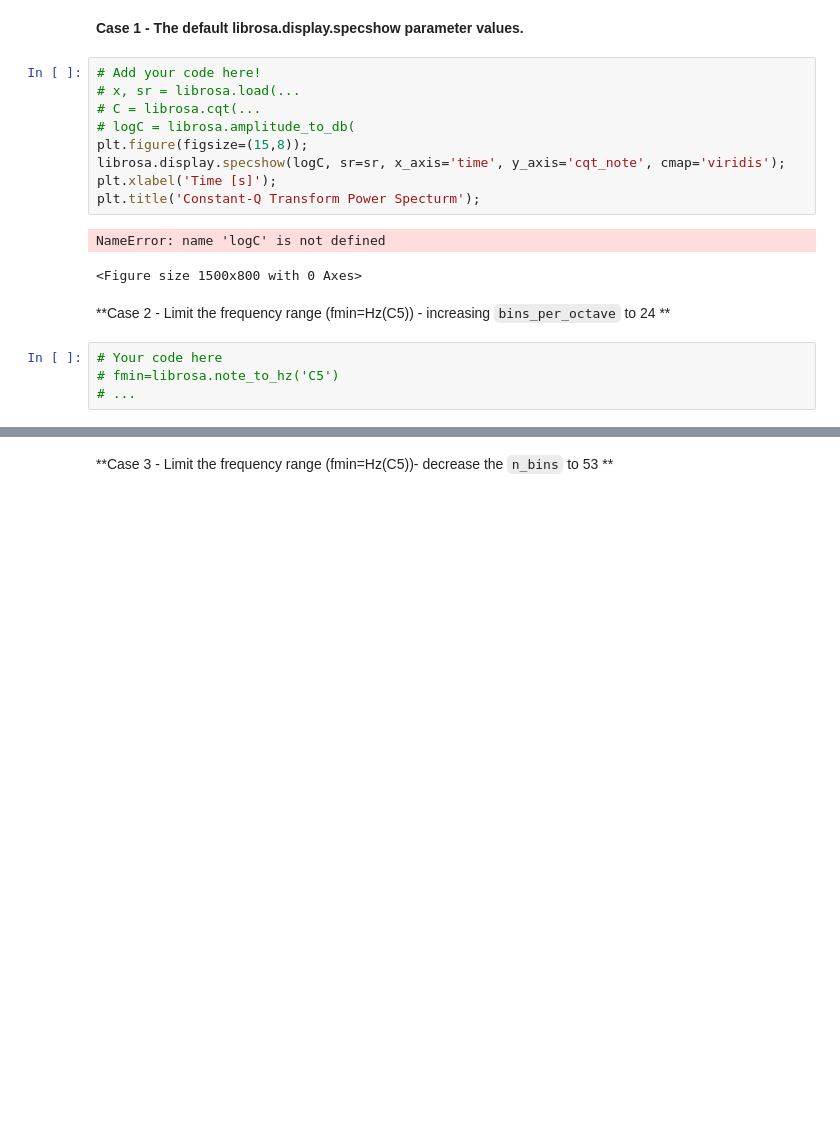
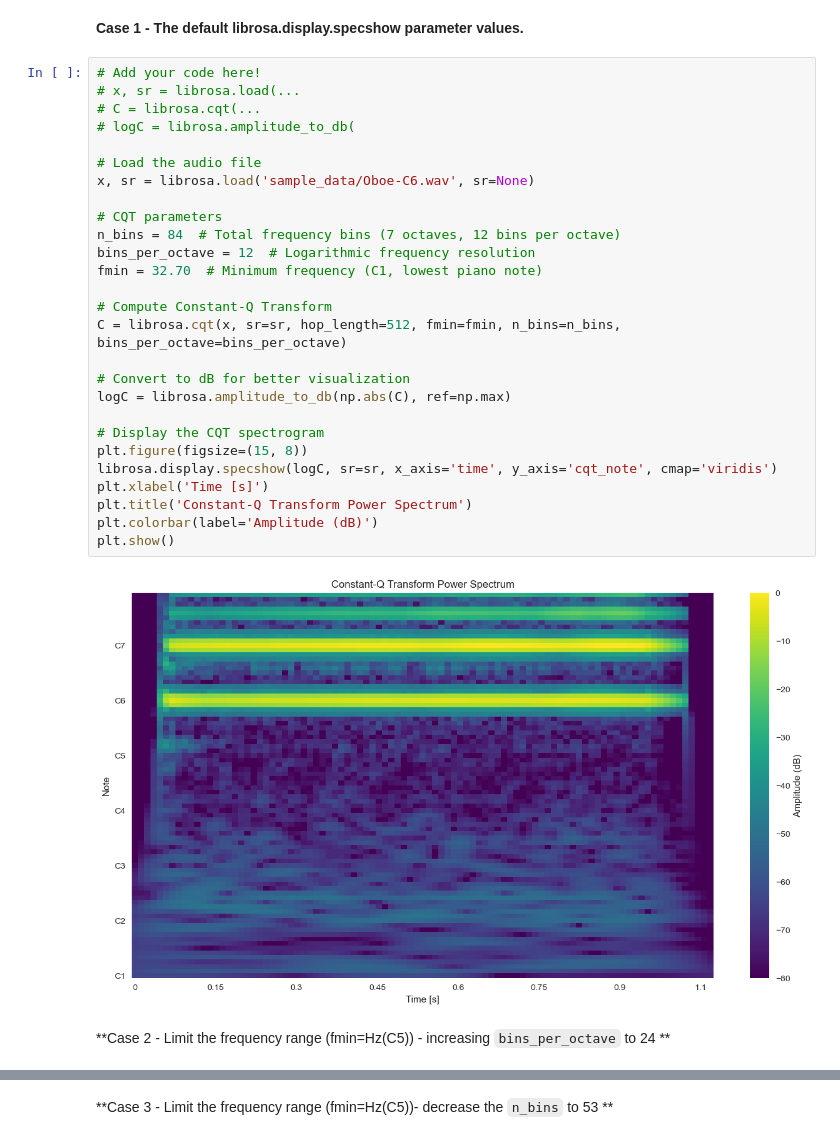
Before and after one commit to Carmenfranci/Selected, a Jupyter notebook: Lab_1_students.ipynb, the cells around one changed output, grey strips where cells are left out. Cells and saved outputs as stored; diff of their text form; blank space fills up the shorter version.

```diff
--- a/Lab_1_students.ipynb
+++ b/Lab_1_students.ipynb
@@ -896,18 +896,31 @@ Experiment with different values of the parameters and discuss the results.
 # %%
 # Add your code here!
 # x, sr = librosa.load(...
 # C = librosa.cqt(...
 # logC = librosa.amplitude_to_db(
-plt.figure(figsize=(15,8));
-librosa.display.specshow(logC, sr=sr, x_axis='time', y_axis='cqt_note', cmap='viridis');
-plt.xlabel('Time [s]');
-plt.title('Constant-Q Transform Power Specturm');
+
+# Load the audio file
+x, sr = librosa.load('sample_data/Oboe-C6.wav', sr=None)
+
+# CQT parameters
+n_bins = 84  # Total frequency bins (7 octaves, 12 bins per octave)
+bins_per_octave = 12  # Logarithmic frequency resolution
+fmin = 32.70  # Minimum frequency (C1, lowest piano note)
+
+# Compute Constant-Q Transform
+C = librosa.cqt(x, sr=sr, hop_length=512, fmin=fmin, n_bins=n_bins, bins_per_octave=bins_per_octave)
+
+# Convert to dB for better visualization
+logC = librosa.amplitude_to_db(np.abs(C), ref=np.max)
+
+# Display the CQT spectrogram
+plt.figure(figsize=(15, 8))
+librosa.display.specshow(logC, sr=sr, x_axis='time', y_axis='cqt_note', cmap='viridis')
+plt.xlabel('Time [s]')
+plt.title('Constant-Q Transform Power Spectrum')
+plt.colorbar(label='Amplitude (dB)')
+plt.show()
 # %% [output]
-NameError: name 'logC' is not defined
-<Figure size 1500x800 with 0 Axes>
+[figure, added]
 # %% [markdown]
 **Case 2 - Limit the frequency range (fmin=Hz(C5)) -  increasing `bins_per_octave` to 24 **
-# %%
-# Your code here
-# fmin=librosa.note_to_hz('C5')
-# ...
```
Also changed, not shown: parts of 10 cells of this notebook, 2 other files.
